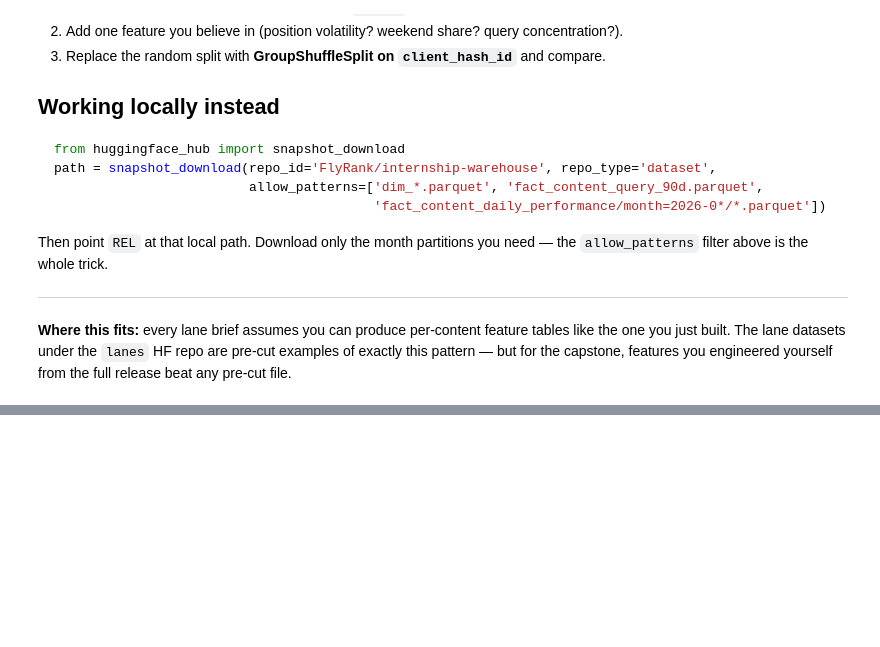
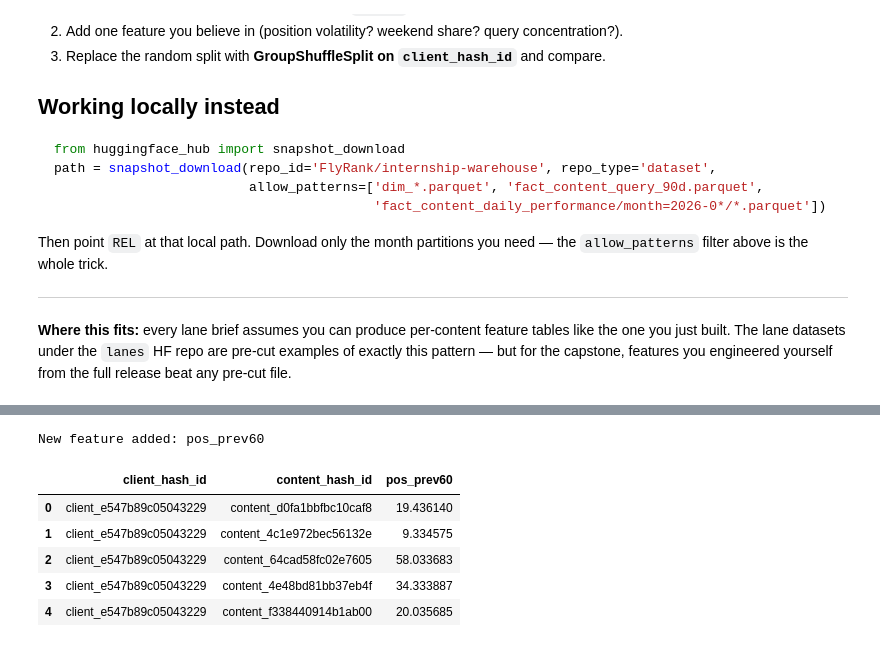
Before and after one commit to kiranbhusalusha-bit/flyrank-ml-internship, a Jupyter notebook: notebooks/03_working_with_the_full_release.ipynb, the cells around one changed output, grey strips where cells are left out. Cells and saved outputs as stored; diff of their text form; code cells hidden in the pictures; blank space fills up the shorter version.

```diff
--- a/notebooks/03_working_with_the_full_release.ipynb
+++ b/notebooks/03_working_with_the_full_release.ipynb
@@ -185,0 +279,35 @@ release beat any pre-cut file.
+# %%
+
+# My own feature: previous-period average search position
+
+position_feature = con.sql(f"""
+    WITH bounds AS (
+        SELECT MAX(report_date) AS end_d
+        FROM {TABLES['fact_daily']}
+    )
+    SELECT
+        f.client_hash_id,
+        f.content_hash_id,
+        AVG(f.gsc_avg_position) AS pos_prev60
+    FROM {TABLES['fact_daily']} f, bounds b
+    WHERE f.report_date > b.end_d - INTERVAL 90 DAY
+      AND f.report_date <= b.end_d - INTERVAL 30 DAY
+    GROUP BY f.client_hash_id, f.content_hash_id
+""").df()
+
+features_90d = features_90d.merge(
+    position_feature,
+    on=["client_hash_id", "content_hash_id"],
+    how="left"
+)
+
+print("New feature added: pos_prev60")
+features_90d[["client_hash_id", "content_hash_id", "pos_prev60"]].head()
+# %% [output]
+New feature added: pos_prev60
+|  | client_hash_id | content_hash_id | pos_prev60 |
+| 0 | client_e547b89c05043229 | content_d0fa1bbfbc10caf8 | 19.436140 |
+| 1 | client_e547b89c05043229 | content_4c1e972bec56132e | 9.334575 |
+| 2 | client_e547b89c05043229 | content_64cad58fc02e7605 | 58.033683 |
+| 3 | client_e547b89c05043229 | content_4e48bd81bb37eb4f | 34.333887 |
+| 4 | client_e547b89c05043229 | content_f338440914b1ab00 | 20.035685 |
```
Also changed, not shown: parts of 9 cells of this notebook.
